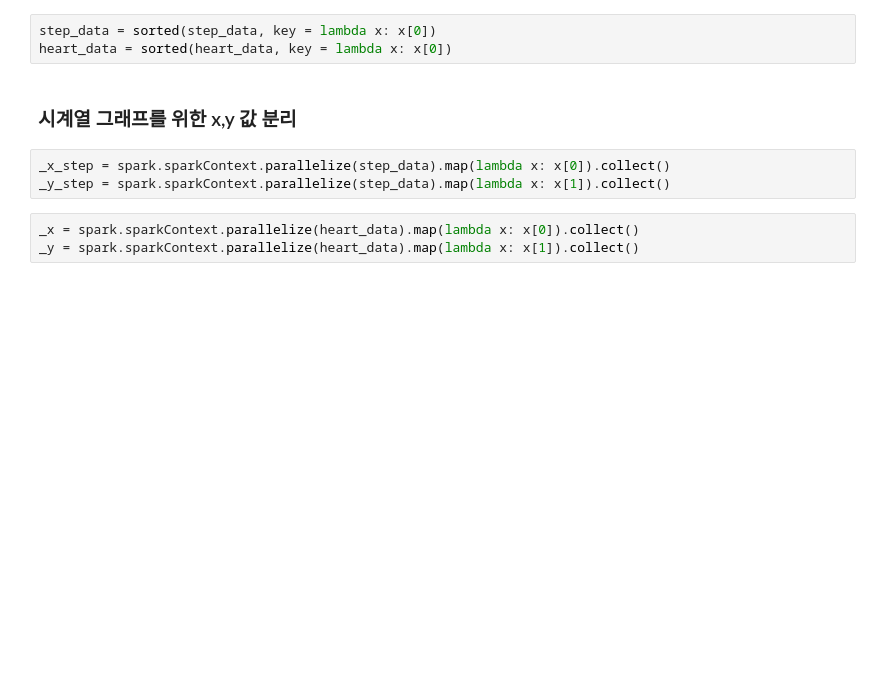
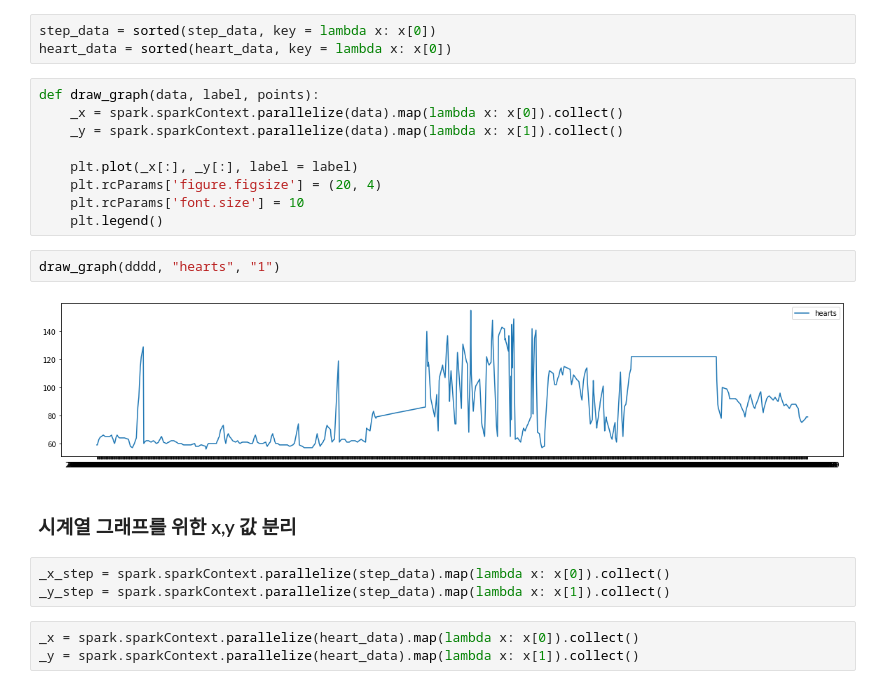
Before and after one commit to jeongxoo/egg_lab, a Jupyter notebook: Hearts&Steps.ipynb, the cells around one changed output. Cells and saved outputs as stored; diff of their text form; blank space fills up the shorter version.

Commit message:
data_load_save

```diff
--- a/Hearts&Steps.ipynb
+++ b/Hearts&Steps.ipynb
@@ -279,6 +330,19 @@ step_data = yesItIsRight(step_data)
 # %%
 step_data = sorted(step_data, key = lambda x: x[0])
 heart_data = sorted(heart_data, key = lambda x: x[0])
+# %%
+def draw_graph(data, label, points):
+    _x = spark.sparkContext.parallelize(data).map(lambda x: x[0]).collect()
+    _y = spark.sparkContext.parallelize(data).map(lambda x: x[1]).collect()
+
+    plt.plot(_x[:], _y[:], label = label)
+    plt.rcParams['figure.figsize'] = (20, 4)
+    plt.rcParams['font.size'] = 10
+    plt.legend()
+# %%
+draw_graph(dddd, "hearts", "1")
+# %% [output]
+[figure, added]
 # %% [markdown]
 ### 시계열 그래프를 위한 x,y 값 분리
 # %%
```
Also changed, not shown: parts of 12 cells of this notebook, 3 other files.
